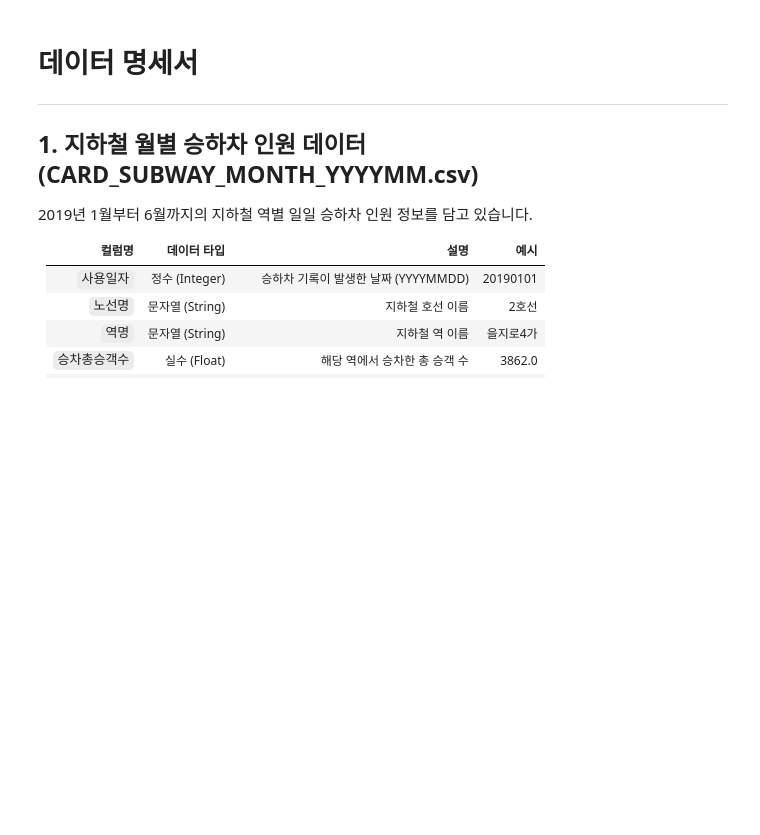
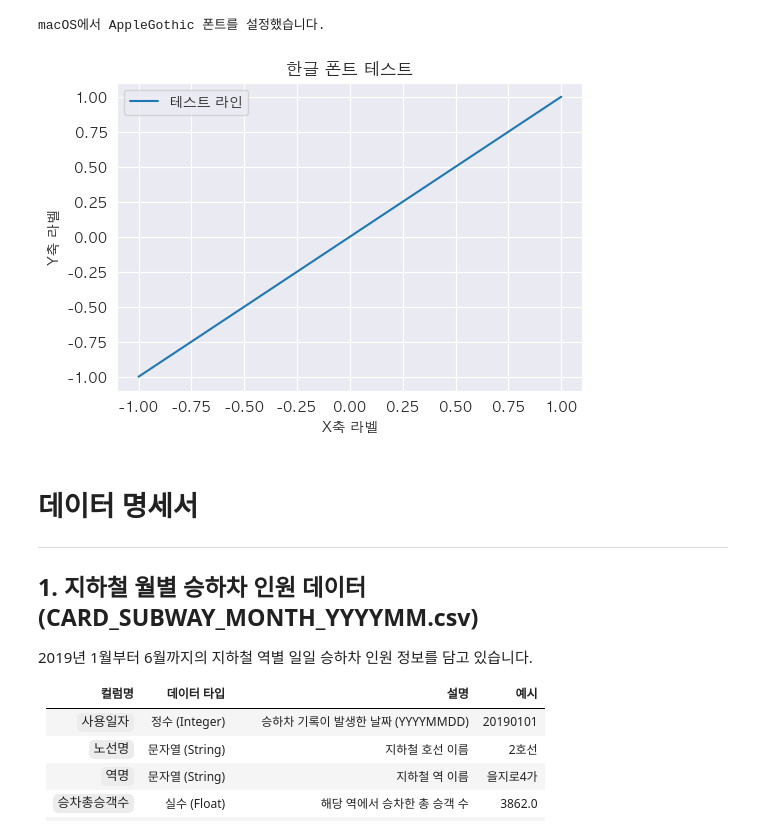
Before and after one commit to hyscodebase/AIXhoMework, a Jupyter notebook: homework/practice/AIXProjrct1.ipynb, the cells around one changed output. Saved outputs shown, nothing was run; the diff lists cells and outputs as text; code cells hidden in the pictures; blank space fills up the shorter version.

```diff
--- a/homework/practice/AIXProjrct1.ipynb
+++ b/homework/practice/AIXProjrct1.ipynb
@@ -1,3 +1,65 @@
+# %%
+import matplotlib.pyplot as plt
+import matplotlib.font_manager as fm
+import platform
+import os
+
+# 1. 운영체제에 맞는 폰트 경로 설정
+system_name = platform.system()
+
+if system_name == 'Darwin': # macOS
+    # macOS의 경우, 시스템에 있는 'AppleGothic' 폰트를 사용합니다.
+    # 별도의 폰트 파일 설치가 필요 없을 수 있습니다.
+    font_path = '/System/Library/Fonts/Supplemental/AppleGothic.ttf'
+    plt.rc('font', family='AppleGothic')
+    print("macOS에서 AppleGothic 폰트를 설정했습니다.")
+
+elif system_name == 'Windows': # Windows
+    # Windows의 경우, 'Malgun Gothic'이 일반적으로 설치되어 있습니다.
+    font_path = 'c:/Windows/Fonts/malgun.ttf'
+    font_name = fm.FontProperties(fname=font_path).get_name()
+    plt.rc('font', family=font_name)
+    print("Windows에서 Malgun Gothic 폰트를 설정했습니다.")
+
+else: # Linux (Google Colab 등)
+    # 나눔고딕 폰트를 다운로드하여 설치합니다.
+    # 터미널 명령어를 사용하지 않고, 파이썬 코드로 처리합니다.
+    print("Linux 환경으로 감지되어 나눔고딕 폰트를 설치합니다.")
+
+    # 폰트 다운로드
+    font_url = 'https://github.com/google/fonts/raw/main/ofl/nanumgothic/NanumGothic-Regular.ttf'
+    font_path = 'NanumGothic-Regular.ttf'
+
+    if not os.path.exists(font_path):
+        import urllib.request
+        urllib.request.urlretrieve(font_url, font_path)
+        print(f"'{font_path}' 폰트를 다운로드했습니다.")
+
+    # Matplotlib의 폰트 매니저에 폰트 추가
+    fm.fontManager.addfont(font_path)
+
+    # Matplotlib의 rcParams를 직접 수정하여 폰트 설정
+    font_name = fm.FontProperties(fname=font_path).get_name()
+    plt.rc('font', family=font_name)
+    print(f"나눔고딕 폰트('{font_name}')를 설정했습니다.")
+    print("❗️ 중요: 이 셀 실행 후, 상단 메뉴에서 [Kernel] -> [Restart Kernel]을 선택하여 커널을 재시작해야 폰트가 적용됩니다.")
+
+# 2. 마이너스 부호 깨짐 방지 설정
+# 위에서 폰트 설정이 완료된 후, 마이너스(-) 부호가 깨지는 것을 방지합니다.
+plt.rcParams['axes.unicode_minus'] = False
+
+# 3. 테스트 그래프 그리기
+plt.figure(figsize=(6, 4))
+plt.plot([-1, 0, 1], [-1, 0, 1], label='테스트 라인')
+plt.title('한글 폰트 테스트')
+plt.xlabel('X축 라벨')
+plt.ylabel('Y축 라벨')
+plt.legend()
+plt.grid(True)
+plt.show()
+# %% [output]
+macOS에서 AppleGothic 폰트를 설정했습니다.
+[figure, added]
 # %%
 import pandas as pd
 import numpy as np
```
Also changed, not shown: parts of 4 cells of this notebook.
